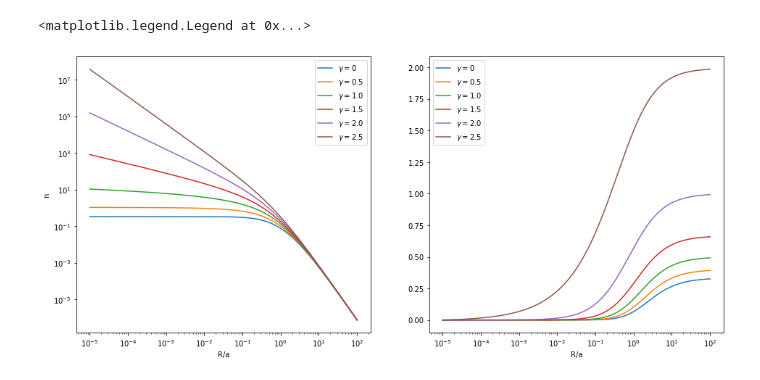
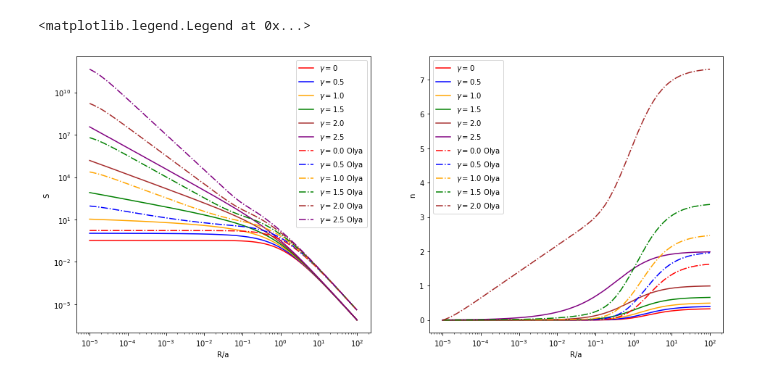
Before and after one commit to olgaborodina/N-body_simulations_analysis, a Jupyter notebook: dehnen_profiles.ipynb, the cells around one changed output. Saved outputs shown, nothing was run; the diff lists cells and outputs as text; code cells hidden in the pictures.

```diff
--- a/dehnen_profiles.ipynb
+++ b/dehnen_profiles.ipynb
@@ -33,0 +45,6 @@ N = pd.read_csv(r'../Data/dehnen_n.dat', delimiter='\s+')
+# %%
+s_diff = pd.DataFrame(data={'eta' : eta})
+gamma = 0
+for i, zeta in enumerate([zeta1, zeta2, zeta3, zeta4]):
+    ETA, ZETA = np.meshgrid(eta, zeta)
+    s_diff[f'zeta{i}'] = integrate.simps(np.power(ZETA ** 2 + ETA ** 2, - gamma/2) * np.power(1 + np.sqrt(ZETA ** 2 + ETA ** 2), gamma - 4), axis=0)
@@ -34,44 +64,56 @@ N = pd.read_csv(r'../Data/dehnen_n.dat', delimiter='\s+')
+# %%
+for gamma in gammas:
+    S_[f'gamma={gamma}'] = integrate.simps(np.power(ZETA ** 2 + ETA ** 2, - gamma/2) * np.power(1 + np.sqrt(ZETA ** 2 + ETA ** 2), gamma - 4), axis=0)
+# %%
+N_array = []
+for gamma in gammas:
+    for i in range(1, len(eta)):
+        N_array.append(integrate.simps(eta[:i] * S_.loc[:i-1,f'gamma={gamma}'], x=eta[:i]))
+    N_[f'gamma={gamma}'] = N_array
+    N_array = []
+# %%
+colors = ['red', 'blue', 'orange', 'green', 'brown', 'purple']
 # %%
 fig = plt.figure(figsize=(16,7))
 spec = gridspec.GridSpec(ncols=2, nrows=1)
 
 ### figure 0: S(\eta)
 
 ax0 = fig.add_subplot(spec[0])
 
-ax0.plot(S['eta'], S['gamma=0'],   label='$\gamma=0$')
-ax0.plot(S['eta'], S['gamma=0.5'], label='$\gamma=0.5$')
-ax0.plot(S['eta'], S['gamma=1.0'], label='$\gamma=1.0$')
-ax0.plot(S['eta'], S['gamma=1.5'], label='$\gamma=1.5$')
-ax0.plot(S['eta'], S['gamma=2.0'], label='$\gamma=2.0$')
-ax0.plot(S['eta'], S['gamma=2.5'], label='$\gamma=2.5$')
+for i, g in enumerate(S.columns[1:]):
+    ax0.plot(S['eta'], S[g],   label=f'$\{g}$', c=colors[i])
+
+for i, g in enumerate(S_.columns[1:]):
+    ax0.plot(S_['eta'], S_[g],   label=f'$\{g}$ Olya', c=colors[i], ls='-.')
+
 
 ax0.set_xscale('log')
 ax0.set_yscale('log')
 
 ax0.set_xlabel('R/a')
 ax0.set_ylabel('S')
 
 ax0.legend()
 
 
 ### figure 1: n(\eta)
 
 ax1 = fig.add_subplot(spec[1])
 
-ax1.plot(N['eta'], N['gamma=0'],   label='$\gamma=0$')
-ax1.plot(N['eta'], N['gamma=0.5'], label='$\gamma=0.5$')
-ax1.plot(N['eta'], N['gamma=1.0'], label='$\gamma=1.0$')
-ax1.plot(N['eta'], N['gamma=1.5'], label='$\gamma=1.5$')
-ax1.plot(N['eta'], N['gamma=2.0'], label='$\gamma=2.0$')
-ax1.plot(N['eta'], N['gamma=2.5'], label='$\gamma=2.5$')
+for i, g in enumerate(N.columns[1:]):
+    ax1.plot(N['eta'], N[g],   label=f'$\{g}$', c=colors[i])
+
+for i, g in enumerate(N_.columns[1:-1]):
+    ax1.plot(N_['eta'], N_[g],   label=f'$\{g}$ Olya', c=colors[i], ls='-.')
+
 
 ax1.set_xscale('log')
 
 ax1.set_xlabel('R/a')
-ax0.set_ylabel('n')
+ax1.set_ylabel('n')
 
 ax1.legend()
 # %% [output]
 <matplotlib.legend.Legend at 0x...>
-[figure, old version]
+[figure, new version]
```
Also changed, not shown: parts of 7 cells of this notebook.
